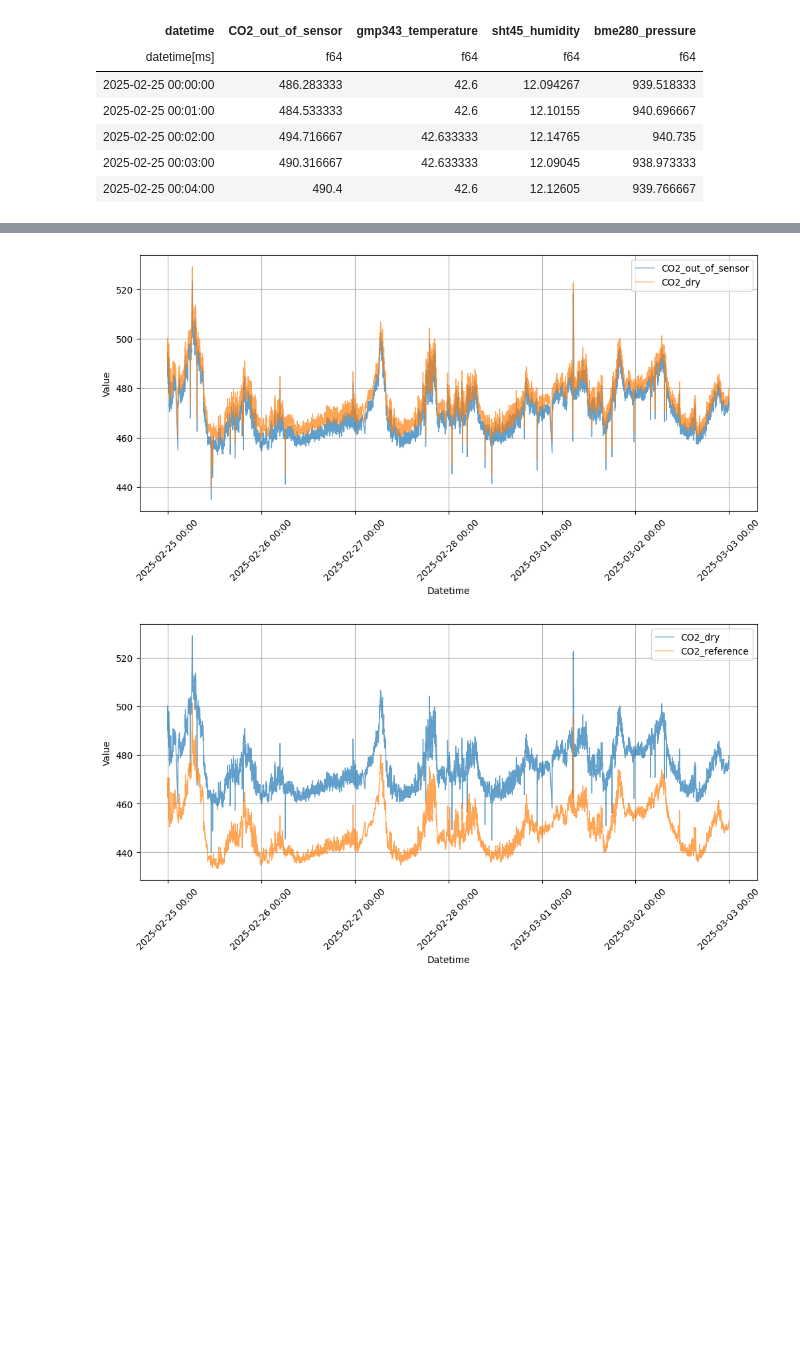
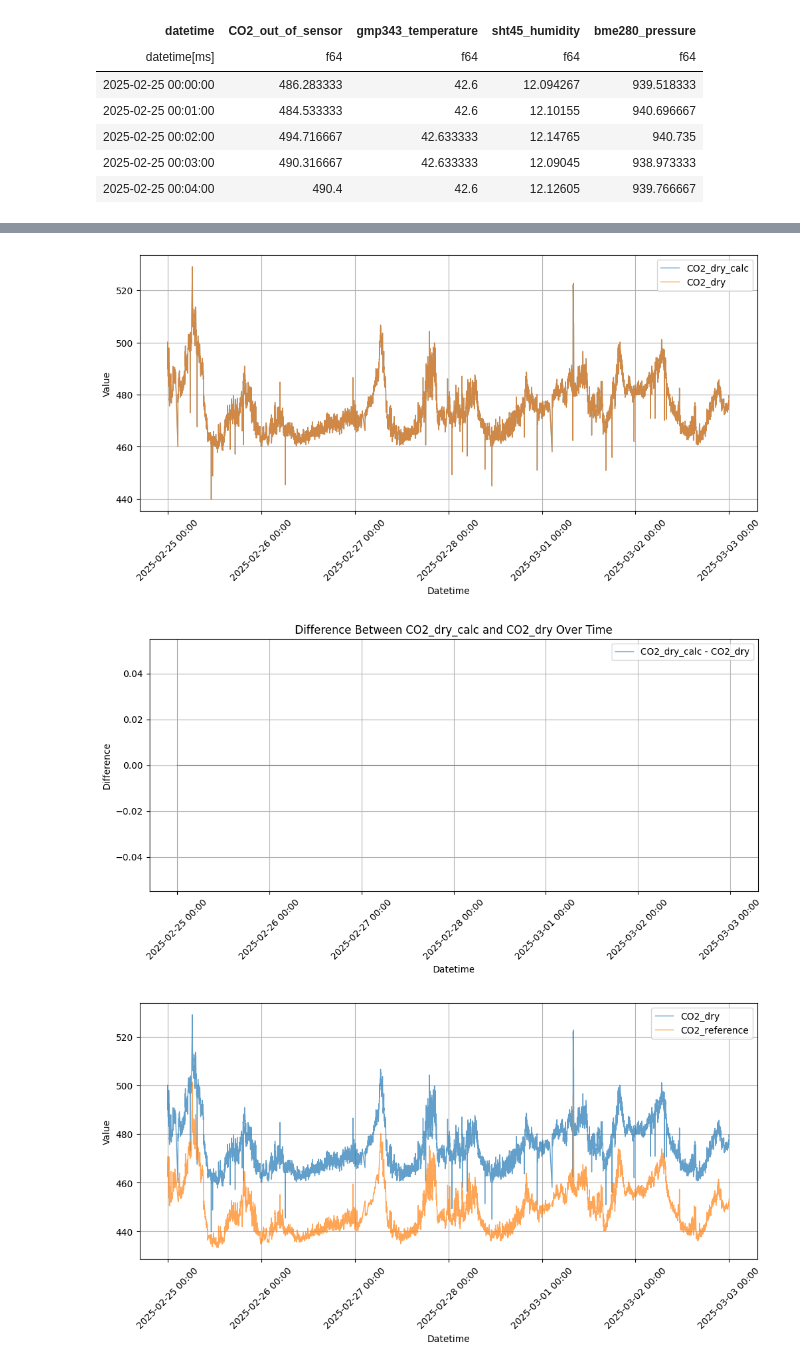
Before and after one commit to tum-esm/HES-2-Praktikum, a Jupyter notebook: notebooks/1_Dilution_Correction.ipynb, the cells around one changed output, grey strips where cells are left out. Saved outputs shown, nothing was run; the diff lists cells and outputs as text; code cells hidden in the pictures; blank space fills up the shorter version.

```diff
--- a/notebooks/1_Dilution_Correction.ipynb
+++ b/notebooks/1_Dilution_Correction.ipynb
@@ -604,10 +604,14 @@ shape: (5, 7)
 | 2025-02-25 00:02:00 | 494.716667 | 42.633333 | 12.14765 | 940.735 | 0.010959 | 500.198429 |
 | 2025-02-25 00:03:00 | 490.316667 | 42.633333 | 12.09045 | 938.973333 | 0.010928 | 495.734067 |
 | 2025-02-25 00:04:00 | 490.4 | 42.6 | 12.12605 | 939.766667 | 0.010932 | 495.820248 |
-# %%
-plot_columns(df_dry, "datetime", ["CO2_out_of_sensor", "CO2_dry"])
-# %% [output]
-[figure, removed]
+# %%
+df_plot = df_dry.join(df_s.select(["datetime", "CO2_dry"]), on="datetime", how="left")
+
+plot_columns(df_plot, "datetime", ["CO2_dry_calc", "CO2_dry"])
+plot_column_difference(df_plot, "datetime", ["CO2_dry_calc", "CO2_dry"])
+# %% [output]
+[figure, added]
+[figure, added]
 # %%
 df_plot = df_dry.join(df_p, on="datetime", how="left")
 
```
Also changed, not shown: parts of 5 cells of this notebook.
